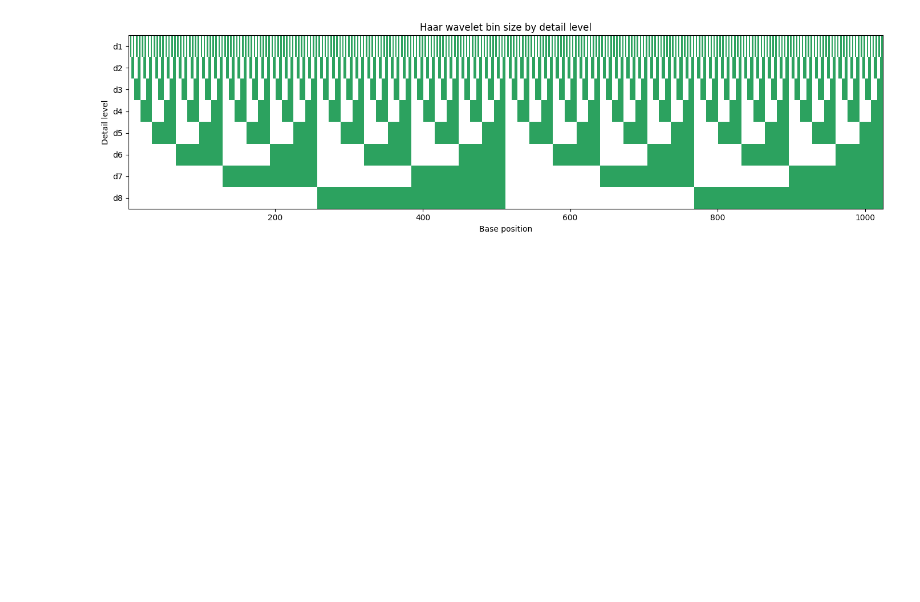
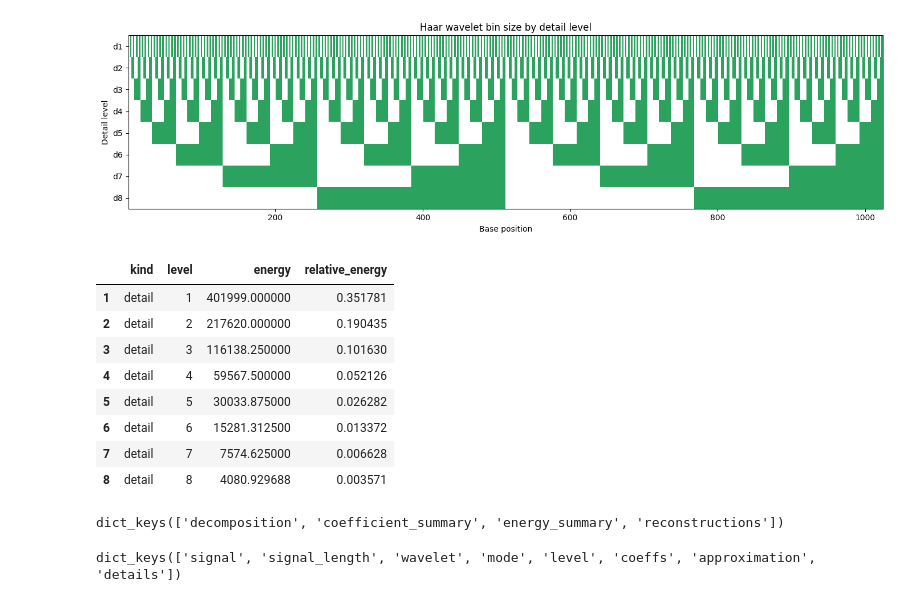
Before and after one commit to dpmcgonigle/applied-mathematics-5300-uml, a Jupyter notebook: wavelets_a_analysis.ipynb, the cells around one changed output. Drawn from its saved outputs; the diff is of its cells as text; code cells hidden in the pictures; blank space fills up the shorter version.

```diff
--- a/wavelets_a_analysis.ipynb
+++ b/wavelets_a_analysis.ipynb
@@ -1890,3 +1890,23 @@ plt.tight_layout()
 plt.show()
 # %% [output]
 [figure]
+# %%
+a_detail_energy
+# %% [output]
+|  | kind | level | energy | relative_energy |
+| 1 | detail | 1 | 401999.000000 | 0.351781 |
+| 2 | detail | 2 | 217620.000000 | 0.190435 |
+| 3 | detail | 3 | 116138.250000 | 0.101630 |
+| 4 | detail | 4 | 59567.500000 | 0.052126 |
+| 5 | detail | 5 | 30033.875000 | 0.026282 |
+| 6 | detail | 6 | 15281.312500 | 0.013372 |
+| 7 | detail | 7 | 7574.625000 | 0.006628 |
+| 8 | detail | 8 | 4080.929688 | 0.003571 |
+# %%
+a_artifacts.keys()
+# %% [output]
+dict_keys(['decomposition', 'coefficient_summary', 'energy_summary', 'reconstructions'])
+# %%
+a_artifacts["decomposition"].keys()
+# %% [output]
+dict_keys(['signal', 'signal_length', 'wavelet', 'mode', 'level', 'coeffs', 'approximation', 'details'])
```
Also changed, not shown: parts of 2 cells of this notebook, 1 other file.
